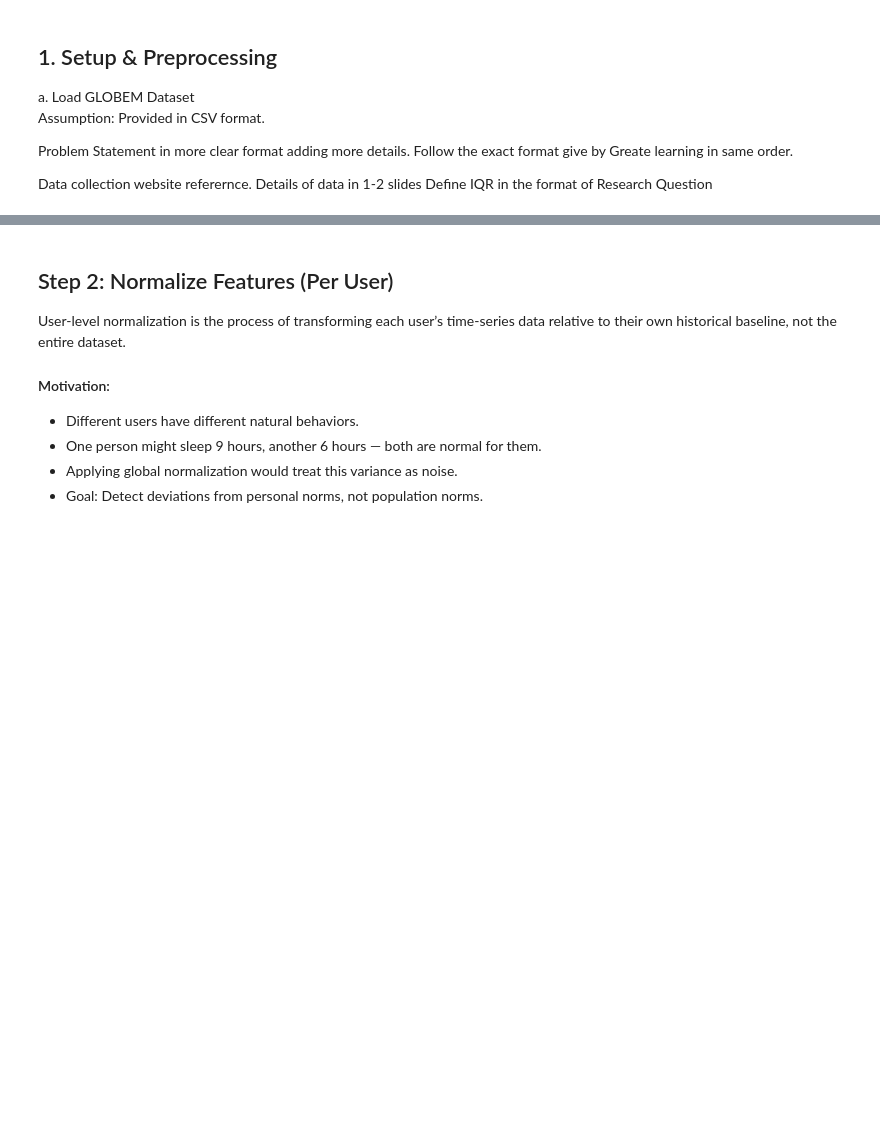
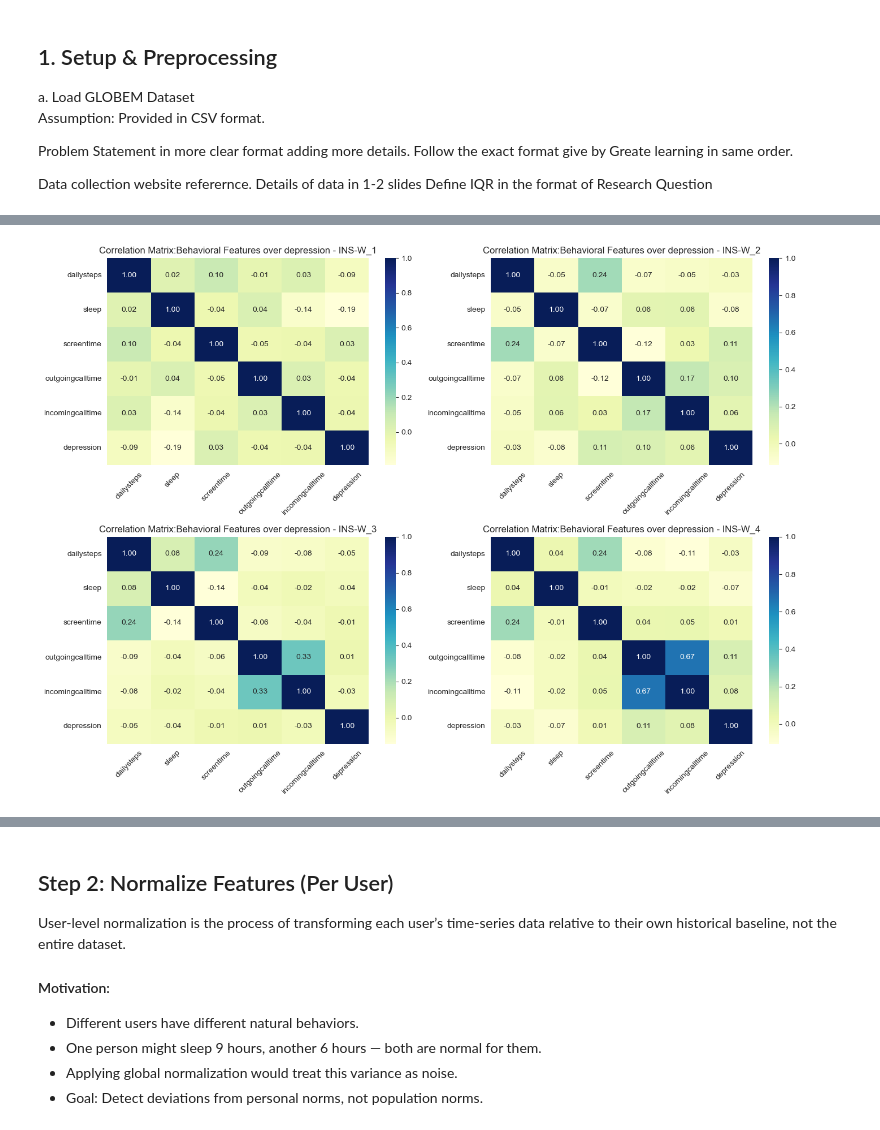
Before and after one commit to vikasailearning/Depression-Detection-, a Jupyter notebook: PythonProject/notebook.ipynb, the cells around one changed output, grey strips where cells are left out. Saved outputs shown, nothing was run; the diff lists cells and outputs as text; code cells hidden in the pictures; blank space fills up the shorter version.

```diff
--- a/PythonProject/notebook.ipynb
+++ b/PythonProject/notebook.ipynb
@@ -152,0 +126,19 @@ plt.show()
+# %%
+def draw_heat_map_behavioral_features(data_yearly):
+    fig, ax = plt.subplots(2,2,figsize=(14,10))
+    ax = ax.flatten()
+    for i,dataset in enumerate(DATA_SETS[:4]):
+        data = data_yearly[dataset]
+        features_df = data[features].dropna(how='all')
+        features_df = features_df.rename(columns=featuresdict)
+        # Compute correlation matrix
+        corr_matrix = features_df.corr(method='pearson')
+        sns.heatmap(corr_matrix,ax=ax[i] ,annot=True, cmap="YlGnBu", fmt='.2f')
+        ax[i].set_title(f"Correlation Matrix:Behavioral Features over depression - {dataset}")
+        ax[i].tick_params(axis='x', rotation=45)
+    plt.tight_layout()
+    plt.show()
+# %%
+draw_heat_map_behavioral_features(data_yearly)
+# %% [output]
+[figure, added]
```
Also changed, not shown: parts of 41 cells of this notebook, 1 other file.
